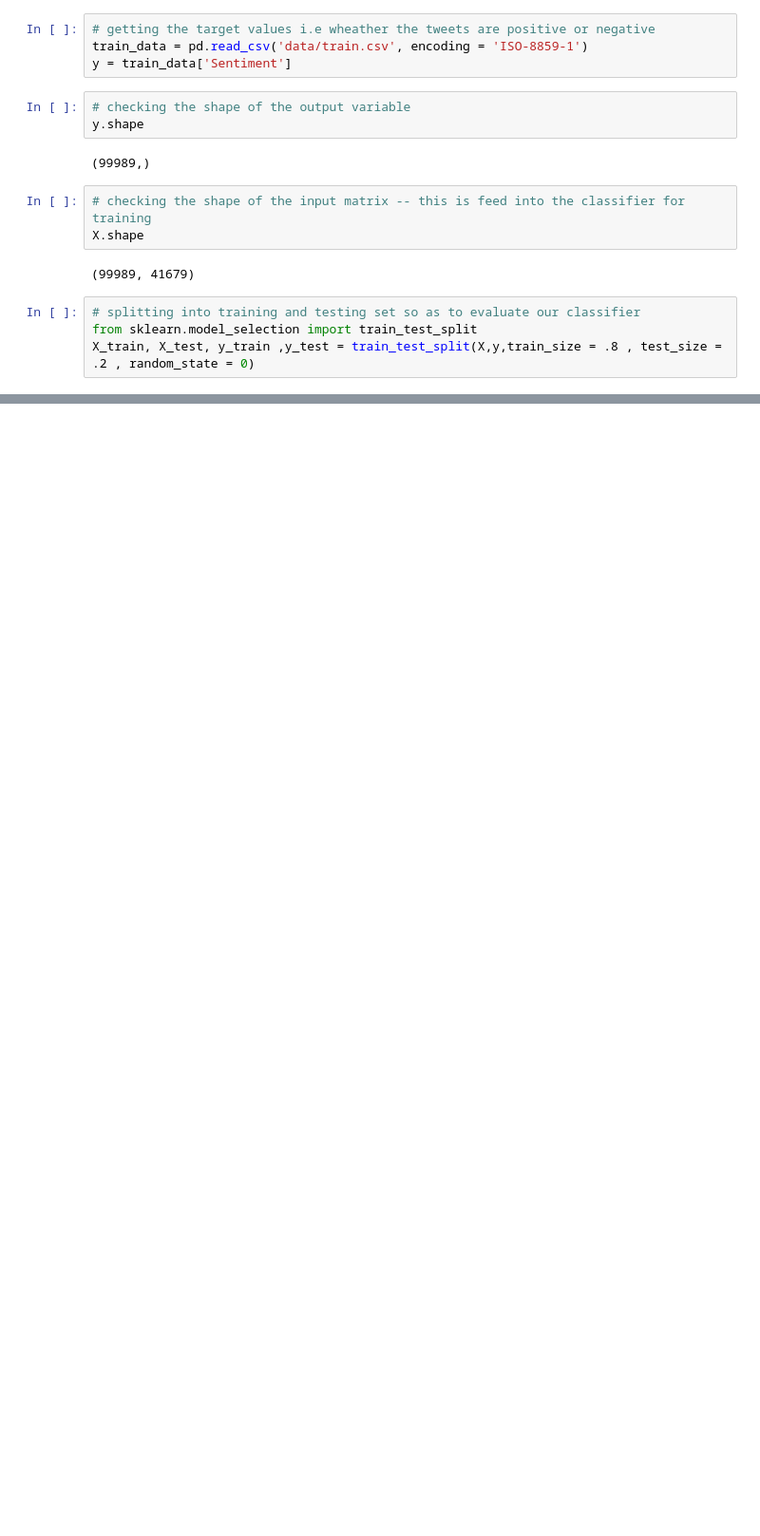
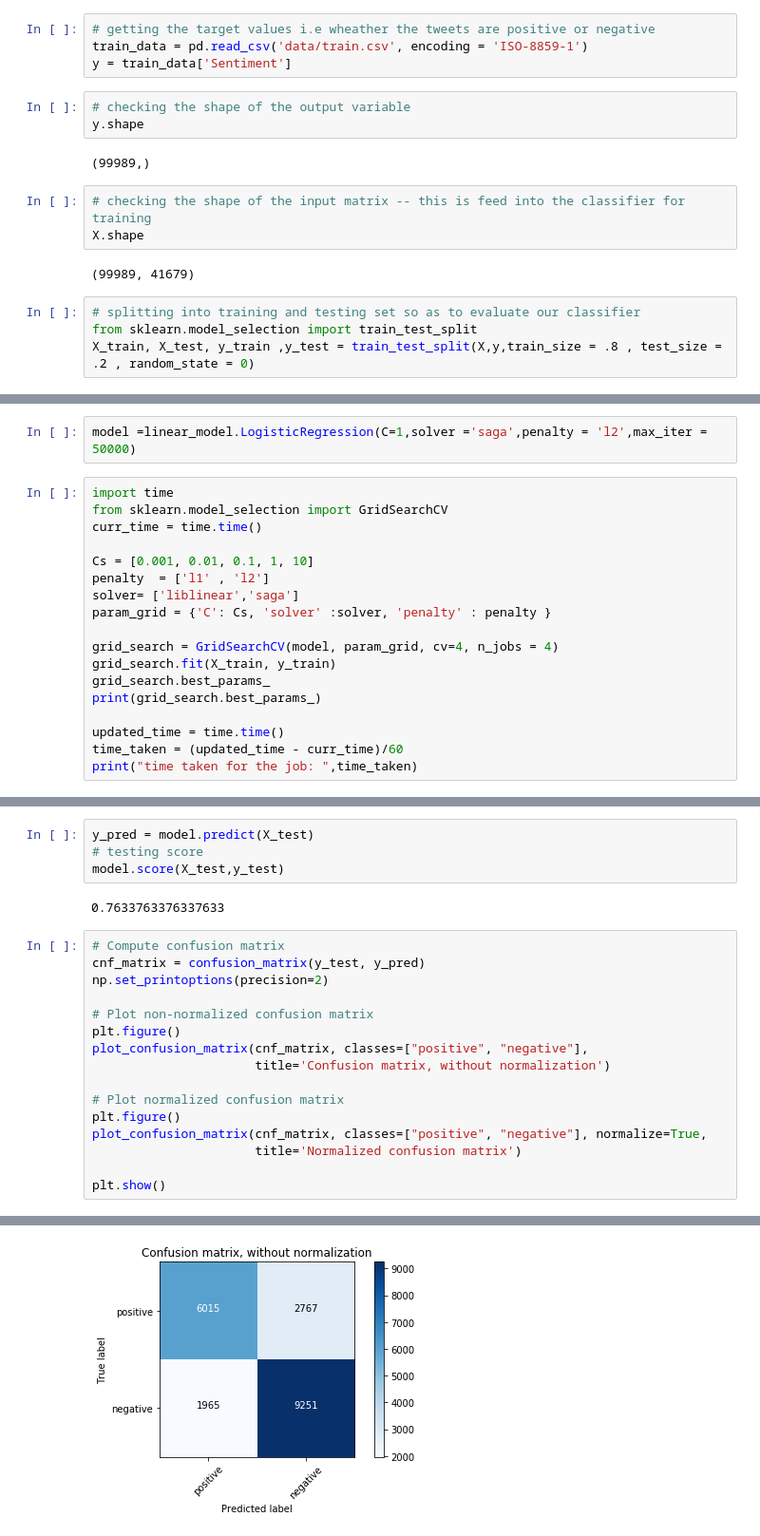
Before and after one commit to adibyte95/Twittter-sentiment-analysis, a Jupyter notebook: program_MEClassifier.ipynb, the cells around one changed output, grey strips where cells are left out. Shown: that part at 95% size. Saved outputs shown, nothing was run; the diff lists cells and outputs as text; blank space fills up the shorter version.

```diff
--- a/program_MEClassifier.ipynb
+++ b/program_MEClassifier.ipynb
@@ -80,3 +79,23 @@ model =linear_model.LogisticRegression
+# %%
+model =linear_model.LogisticRegression(C=1,solver ='saga',penalty = 'l2',max_iter = 50000)
+# %%
+import time
+from sklearn.model_selection import GridSearchCV
+curr_time = time.time()
+
+Cs = [0.001, 0.01, 0.1, 1, 10]
+penalty  = ['l1' , 'l2']
+solver= ['liblinear','saga']
+param_grid = {'C': Cs, 'solver' :solver, 'penalty' : penalty }
+
+grid_search = GridSearchCV(model, param_grid, cv=4, n_jobs = 4)
+grid_search.fit(X_train, y_train)
+grid_search.best_params_
+print(grid_search.best_params_)
+
+updated_time = time.time()
+time_taken = (updated_time - curr_time)/60
+print("time taken for the job: ",time_taken)
 # %%
 model.fit(X_train,y_train)
 # %% [output]
@@ -83,0 +111,23 @@ TypeError: fit() missing 1 required positional argument: 'y'
+# %%
+y_pred = model.predict(X_test)
+# testing score
+model.score(X_test,y_test)
+# %% [output]
+0.7633763376337633
+# %%
+# Compute confusion matrix
+cnf_matrix = confusion_matrix(y_test, y_pred)
+np.set_printoptions(precision=2)
+
+# Plot non-normalized confusion matrix
+plt.figure()
+plot_confusion_matrix(cnf_matrix, classes=["positive", "negative"],
+                      title='Confusion matrix, without normalization')
+
+# Plot normalized confusion matrix
+plt.figure()
+plot_confusion_matrix(cnf_matrix, classes=["positive", "negative"], normalize=True,
+                      title='Normalized confusion matrix')
+
+plt.show()
+# %% [output]
@@ -83,0 +140 @@ TypeError: fit() missing 1 required positional argument: 'y'
+[figure, added]
```
Also changed, not shown: parts of 76 cells of this notebook, 4 other files.
